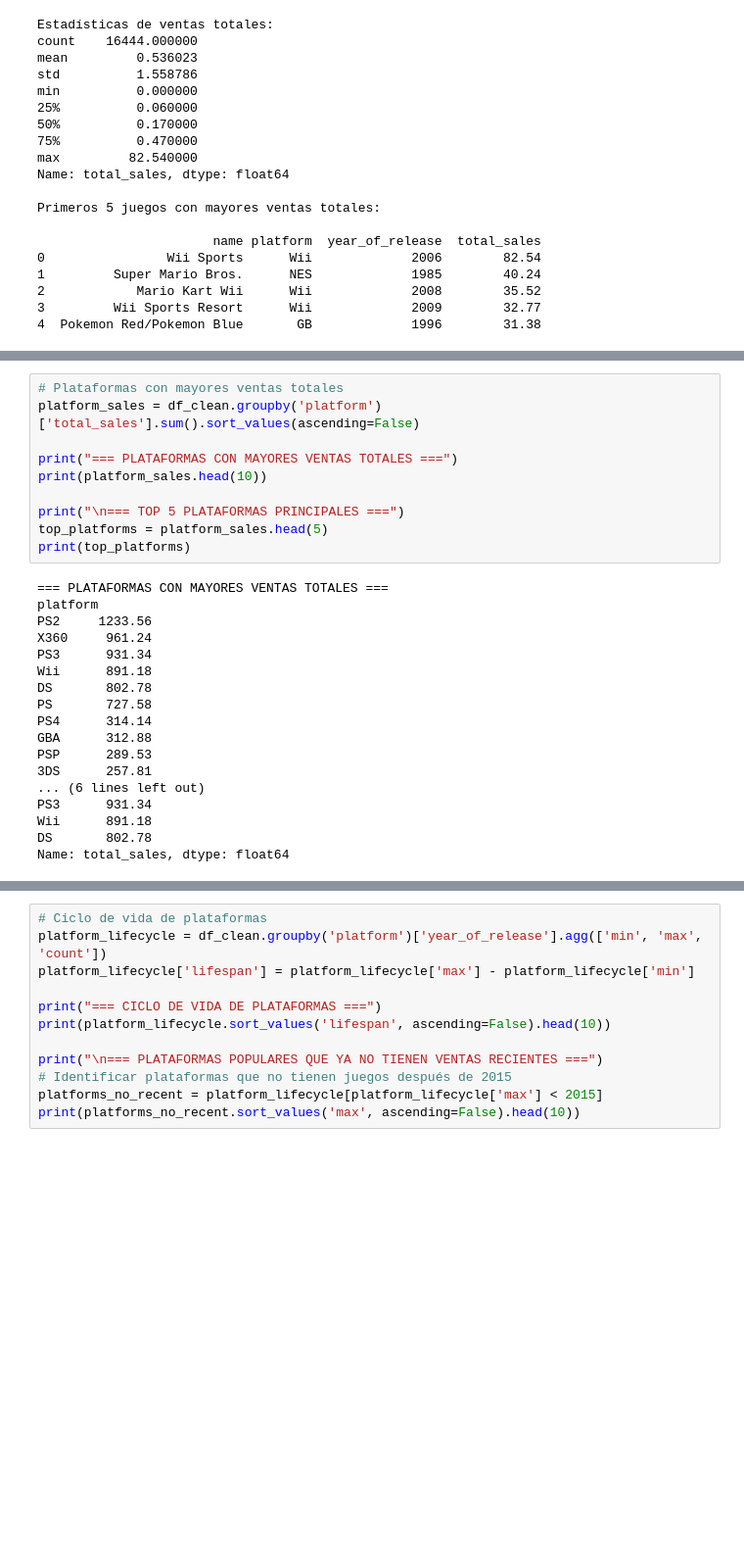
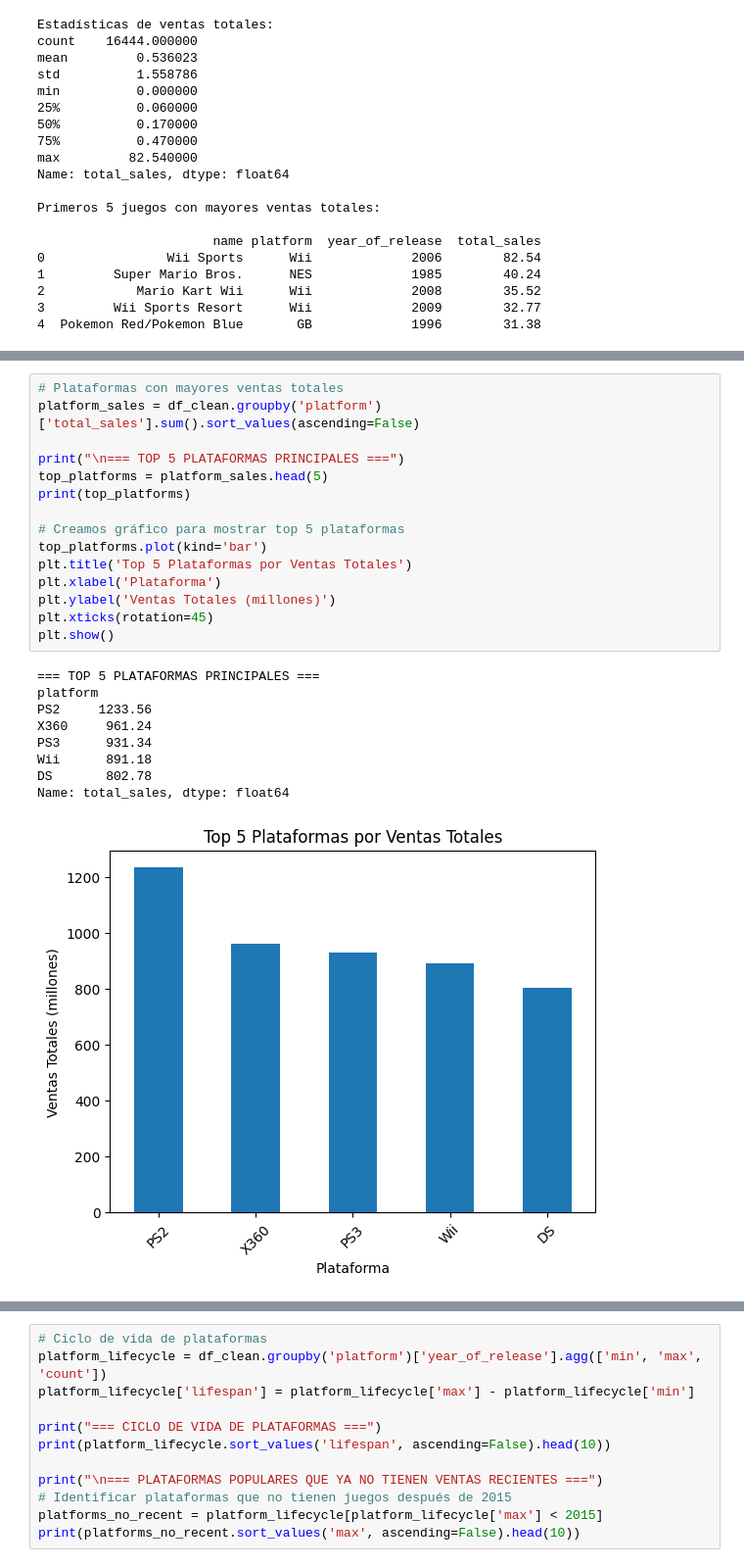
Before and after one commit to carloscarranza2486/tripleten-data-science, a Jupyter notebook: sprint-06-module-project-1/notebook.ipynb, the cells around one changed output, grey strips where cells are left out. Shown at 98% size. Saved outputs shown, nothing was run; the diff lists cells and outputs as text; blank space fills up the shorter version.

```diff
--- a/sprint-06-module-project-1/notebook.ipynb
+++ b/sprint-06-module-project-1/notebook.ipynb
@@ -271,28 +282,25 @@ dtype: int64
 # %%
 # Plataformas con mayores ventas totales
 platform_sales = df_clean.groupby('platform')['total_sales'].sum().sort_values(ascending=False)
 
-print("=== PLATAFORMAS CON MAYORES VENTAS TOTALES ===")
-print(platform_sales.head(10))
-
 print("\n=== TOP 5 PLATAFORMAS PRINCIPALES ===")
 top_platforms = platform_sales.head(5)
 print(top_platforms)
+
+# Creamos gráfico para mostrar top 5 plataformas
+top_platforms.plot(kind='bar')
+plt.title('Top 5 Plataformas por Ventas Totales')
+plt.xlabel('Plataforma')
+plt.ylabel('Ventas Totales (millones)')
+plt.xticks(rotation=45)
+plt.show()
 # %% [output]
-=== PLATAFORMAS CON MAYORES VENTAS TOTALES ===
+=== TOP 5 PLATAFORMAS PRINCIPALES ===
 platform
 PS2     1233.56
 X360     961.24
 PS3      931.34
 Wii      891.18
 DS       802.78
-PS       727.58
-PS4      314.14
-GBA      312.88
-PSP      289.53
-3DS      257.81
-... (6 lines left out)
-PS3      931.34
-Wii      891.18
-DS       802.78
 Name: total_sales, dtype: float64
+[figure, added]
```
Also changed, not shown: parts of 3 cells of this notebook.
